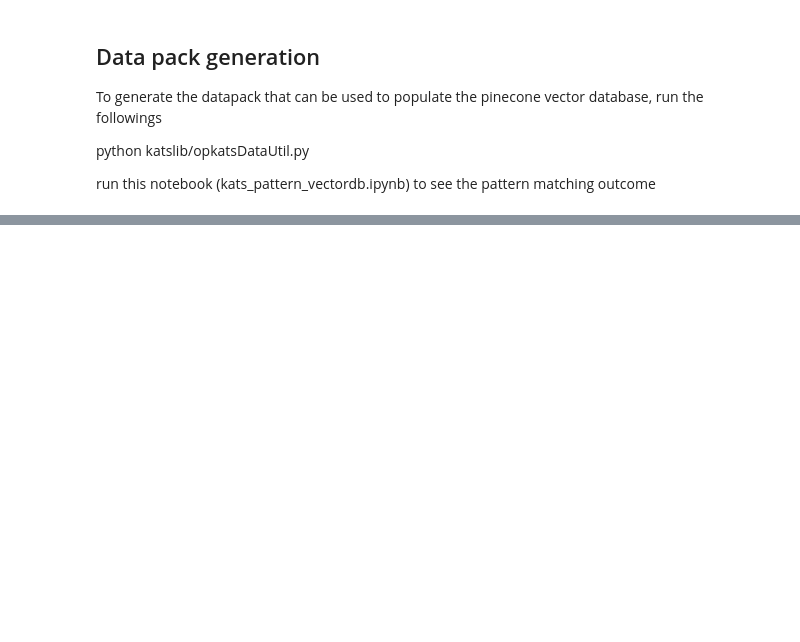
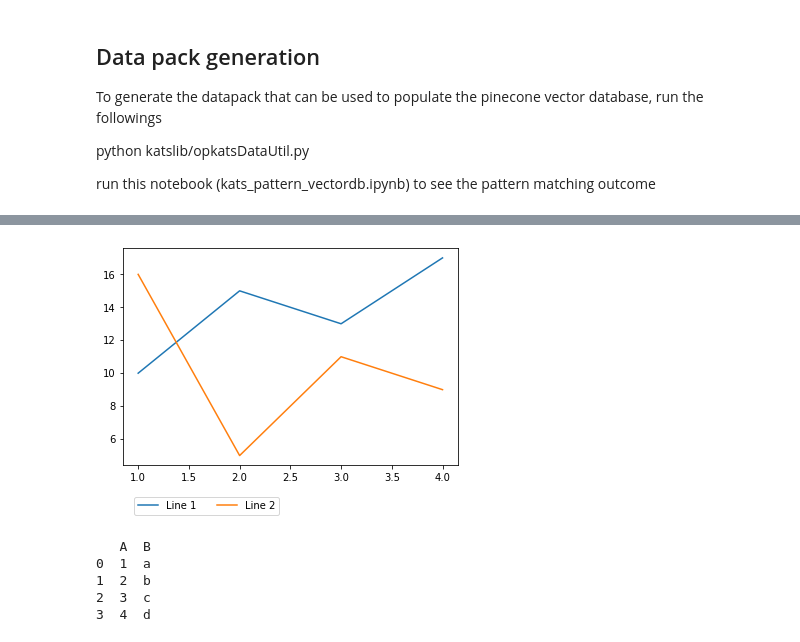
Before and after one commit to jacky892/timeseriesVectorDBPatterMatcher, a Jupyter notebook: kats_pattern_vectordb.ipynb, the cells around one changed output, grey strips where cells are left out. Saved outputs shown, nothing was run; the diff lists cells and outputs as text; code cells hidden in the pictures; blank space fills up the shorter version.

```diff
--- a/kats_pattern_vectordb.ipynb
+++ b/kats_pattern_vectordb.ipynb
@@ -48 +45,39 @@ ticker: EIG
 <Figure size 432x288 with 0 Axes>
+# %%
+import matplotlib.pyplot as plt
+
+# Create a sample plot with legends
+x = [1, 2, 3, 4]
+y1 = [10, 15, 13, 17]
+y2 = [16, 5, 11, 9]
+
+plt.plot(x, y1, label='Line 1')
+plt.plot(x, y2, label='Line 2')
+plt.legend(loc='upper center')
+
+# Move the legends to the bottom and arrange them horizontally
+plt.legend(loc='lower center', ncol=2, bbox_to_anchor=(0.25, -0.25))
+
+plt.show()
+# %% [output]
+[figure, added]
+# %%
+import pandas as pd
+
+# Create a sample dataframe
+df = pd.DataFrame({'A': [1, 2, 3], 'B': ['a', 'b', 'c']})
+
+# Create a new row to append
+new_row = {'A': 4, 'B': 'd'}
+
+# Append the new row to the dataframe
+df = df.append(new_row, ignore_index=True)
+
+# View the updated dataframe
+print(df)
+# %% [output]
+   A  B
+0  1  a
+1  2  b
+2  3  c
+3  4  d
```
Also changed, not shown: parts of 1 cell of this notebook, 1 other file.
